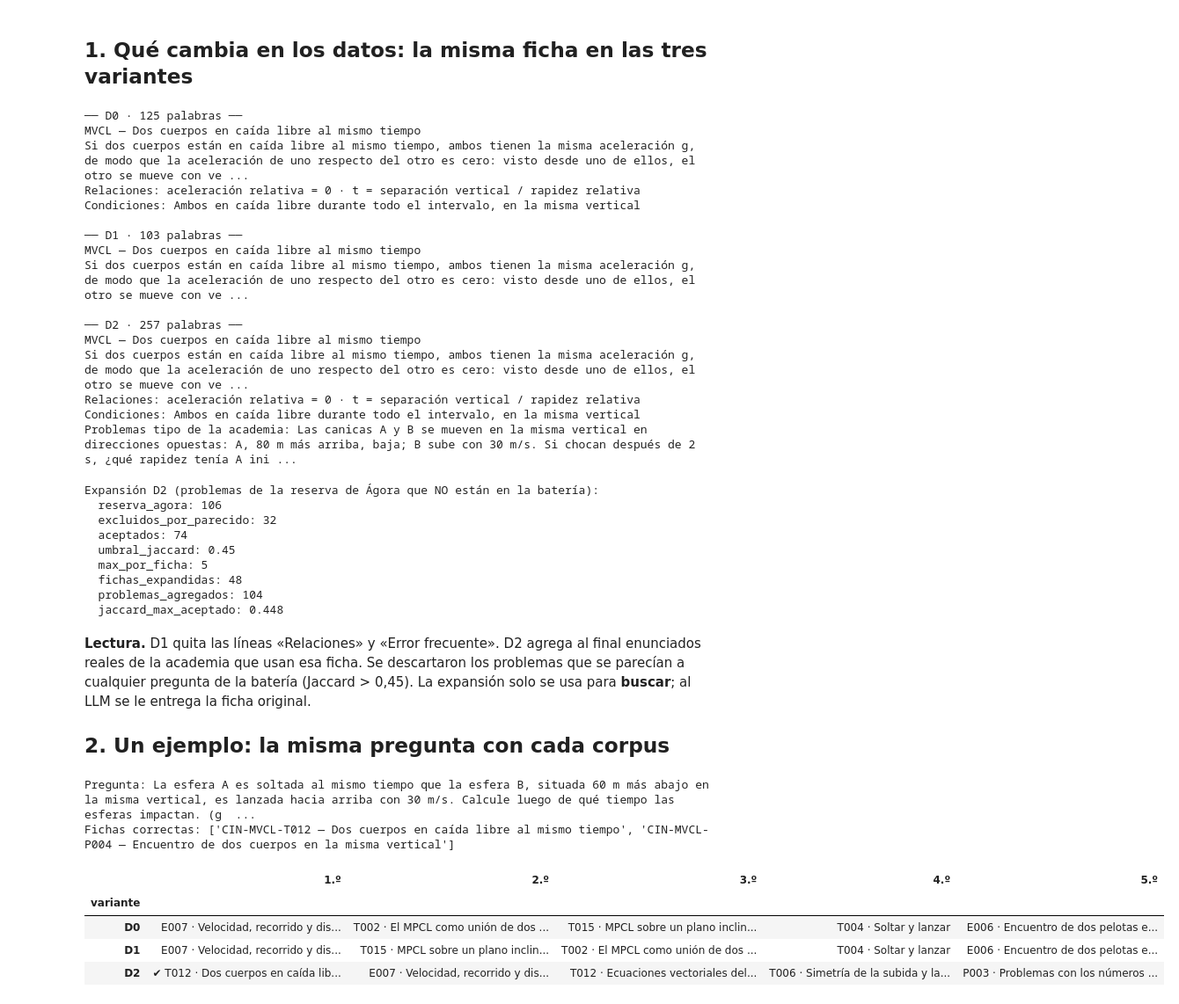
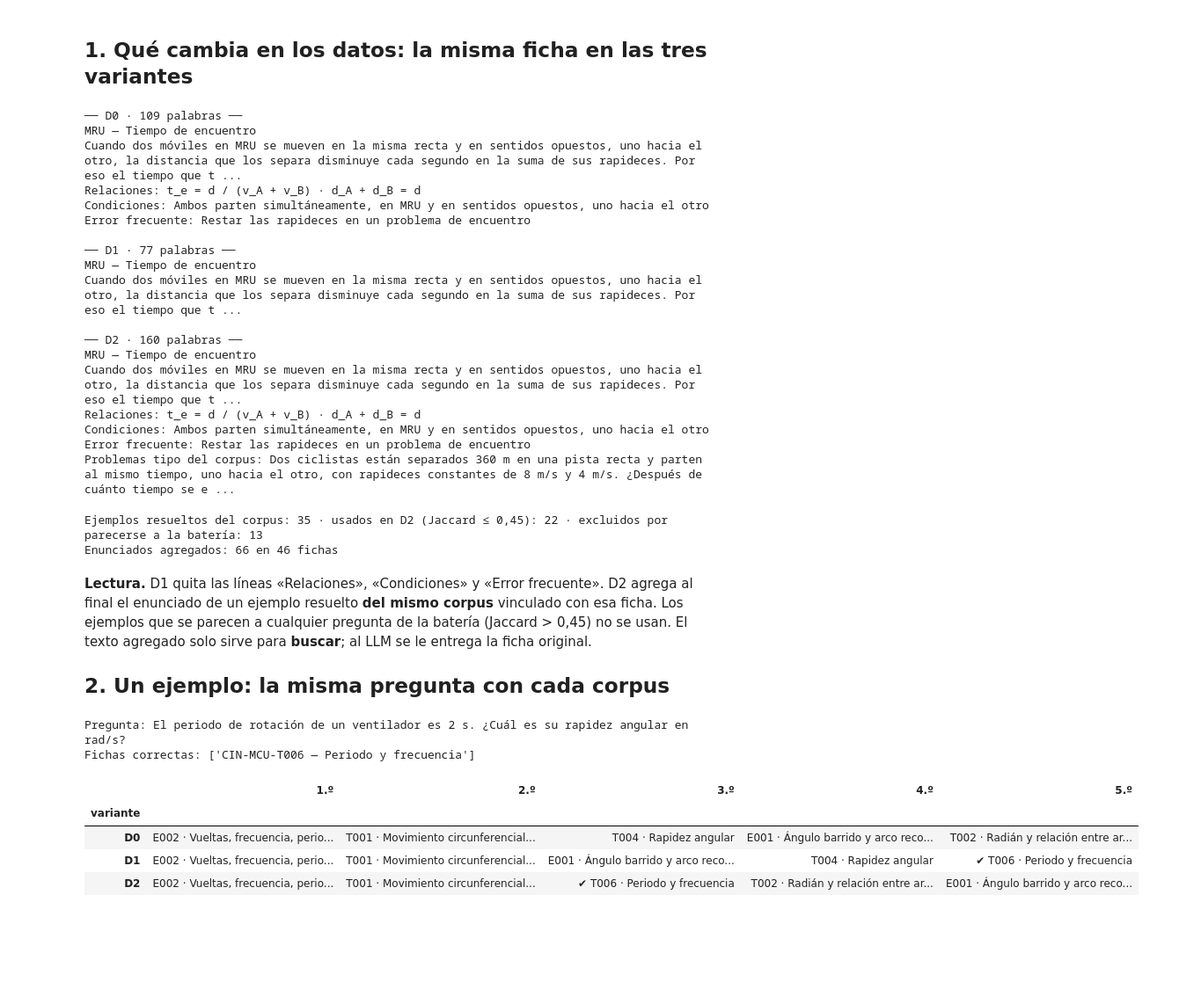
Before and after one commit to ELMERDANTE/chatbot-cinematica-rag, a Jupyter notebook: notebooks/03_variantes_datos.ipynb, the cells around one changed output. Shown at 88% size. Cells and saved outputs as stored; diff of their text form; code cells hidden in the pictures; blank space fills up the shorter version.

```diff
--- a/notebooks/03_variantes_datos.ipynb
+++ b/notebooks/03_variantes_datos.ipynb
@@ -36,60 +41,56 @@ Batería usada: completa (privada) · desarrollo 180 · validación 72
 # %% [markdown]
 ## 1. Qué cambia en los datos: la misma ficha en las tres variantes
 # %%
-fid = "CIN-MVCL-T012"
+fid = "CIN-MRU-T011"
 for v in dv.VARIANTES:
     texto = next(c["index_text"] for c in corpus[v] if c["id"] == fid)
     print(f"── {v} · {u.palabras(texto)} palabras ──\n{texto}\n")
 # %% [output]
-── D0 · 125 palabras ──
-MVCL — Dos cuerpos en caída libre al mismo tiempo
-Si dos cuerpos están en caída libre al mismo tiempo, ambos tienen la misma aceleración g, de modo que la aceleración de uno respecto del otro es cero: visto desde uno de ellos, el otro se mueve con ve ...
-Relaciones: aceleración relativa = 0 · t = separación vertical / rapidez relativa
-Condiciones: Ambos en caída libre durante todo el intervalo, en la misma vertical
+── D0 · 109 palabras ──
+MRU — Tiempo de encuentro
+Cuando dos móviles en MRU se mueven en la misma recta y en sentidos opuestos, uno hacia el otro, la distancia que los separa disminuye cada segundo en la suma de sus rapideces. Por eso el tiempo que t ...
+Relaciones: t_e = d / (v_A + v_B) · d_A + d_B = d
+Condiciones: Ambos parten simultáneamente, en MRU y en sentidos opuestos, uno hacia el otro
+Error frecuente: Restar las rapideces en un problema de encuentro
 
-── D1 · 103 palabras ──
-MVCL — Dos cuerpos en caída libre al mismo tiempo
-Si dos cuerpos están en caída libre al mismo tiempo, ambos tienen la misma aceleración g, de modo que la aceleración de uno respecto del otro es cero: visto desde uno de ellos, el otro se mueve con ve ...
+── D1 · 77 palabras ──
+MRU — Tiempo de encuentro
+Cuando dos móviles en MRU se mueven en la misma recta y en sentidos opuestos, uno hacia el otro, la distancia que los separa disminuye cada segundo en la suma de sus rapideces. Por eso el tiempo que t ...
 
-── D2 · 257 palabras ──
-MVCL — Dos cuerpos en caída libre al mismo tiempo
-Si dos cuerpos están en caída libre al mismo tiempo, ambos tienen la misma aceleración g, de modo que la aceleración de uno respecto del otro es cero: visto desde uno de ellos, el otro se mueve con ve ...
-Relaciones: aceleración relativa = 0 · t = separación vertical / rapidez relativa
-Condiciones: Ambos en caída libre durante todo el intervalo, en la misma vertical
-Problemas tipo de la academia: Las canicas A y B se mueven en la misma vertical en direcciones opuestas: A, 80 m más arriba, baja; B sube con 30 m/s. Si chocan después de 2 s, ¿qué rapidez tenía A ini ...
+── D2 · 160 palabras ──
+MRU — Tiempo de encuentro
+Cuando dos móviles en MRU se mueven en la misma recta y en sentidos opuestos, uno hacia el otro, la distancia que los separa disminuye cada segundo en la suma de sus rapideces. Por eso el tiempo que t ...
+Relaciones: t_e = d / (v_A + v_B) · d_A + d_B = d
+Condiciones: Ambos parten simultáneamente, en MRU y en sentidos opuestos, uno hacia el otro
+Error frecuente: Restar las rapideces en un problema de encuentro
+Problemas tipo del corpus: Dos ciclistas están separados 360 m en una pista recta y parten al mismo tiempo, uno hacia el otro, con rapideces constantes de 8 m/s y 4 m/s. ¿Después de cuánto tiempo se e ...
-# %%
-resumen = json.load(open(RAIZ / "data/corpus/variantes/expansion_agora_resumen.json", encoding="utf-8"))
-print("Expansión D2 (problemas de la reserva de Ágora que NO están en la batería):")
-for k, v in resumen.items(): print(f"  {k}: {v}")
-# %% [output]
-Expansión D2 (problemas de la reserva de Ágora que NO están en la batería):
-  reserva_agora: 106
-  excluidos_por_parecido: 32
-  aceptados: 74
-  umbral_jaccard: 0.45
-  max_por_ficha: 5
-  fichas_expandidas: 48
-  problemas_agregados: 104
-  jaccard_max_aceptado: 0.448
+# %%
+jac = dv.JACCARD
+print(f"Ejemplos resueltos del corpus: {len(jac)} · usados en D2 (Jaccard ≤ 0,45): {sum(v <= 0.45 for v in jac.values())}"
+      f" · excluidos por parecerse a la batería: {sum(v > 0.45 for v in jac.values())}")
+print(f"Enunciados agregados: {dv.agregados(corpus['D2'])} en {sum('Problemas tipo del corpus' in c['index_text'] for c in corpus['D2'])} fichas")
+# %% [output]
+Ejemplos resueltos del corpus: 35 · usados en D2 (Jaccard ≤ 0,45): 22 · excluidos por parecerse a la batería: 13
+Enunciados agregados: 66 en 46 fichas
 # %% [markdown]
-**Lectura.** D1 quita las líneas «Relaciones» y «Error frecuente». D2 agrega al final enunciados reales de la academia que usan esa ficha. Se descartaron los problemas que se parecían a cualquier pregunta de la batería (Jaccard > 0,45). La expansión solo se usa para **buscar**; al LLM se le entrega la ficha original.
+**Lectura.** D1 quita las líneas «Relaciones», «Condiciones» y «Error frecuente». D2 agrega al final el enunciado de un ejemplo resuelto **del mismo corpus** vinculado con esa ficha. Los ejemplos que se parecen a cualquier pregunta de la batería (Jaccard > 0,45) no se usan. El texto agregado solo sirve para **buscar**; al LLM se le entrega la ficha original.
 
 ## 2. Un ejemplo: la misma pregunta con cada corpus
 # %%
-ej = val.set_index("id").loc["BAT-MVCL-044"]
+ej = val.set_index("id").loc["BAT-MCU-036"]
 print("Pregunta:", ej.enunciado)
 print("Fichas correctas:", [f"{f} — {titulo[f]}" for f in ej.unidades_relevantes])
 bus = {v: fe.indice(dv.CFG, corpus[v])[0] for v in dv.VARIANTES}   # buscador fijo V1 (sin enrutador)
 filas = []
 for v, b in bus.items():
     top = [d for d, _ in b.buscar(ej.enunciado, 5)]
     filas.append({"variante": v, **{f"{i}.º": f"{'✔ ' if d in ej.unidades_relevantes else ''}{d.split('-')[2]} · {titulo[d]}" for i, d in enumerate(top, 1)}})
 pd.DataFrame(filas).set_index("variante")
 # %% [output]
-Pregunta: La esfera A es soltada al mismo tiempo que la esfera B, situada 60 m más abajo en la misma vertical, es lanzada hacia arriba con 30 m/s. Calcule luego de qué tiempo las esferas impactan. (g  ...
-Fichas correctas: ['CIN-MVCL-T012 — Dos cuerpos en caída libre al mismo tiempo', 'CIN-MVCL-P004 — Encuentro de dos cuerpos en la misma vertical']
+Pregunta: El periodo de rotación de un ventilador es 2 s. ¿Cuál es su rapidez angular en rad/s?
+Fichas correctas: ['CIN-MCU-T006 — Periodo y frecuencia']
 |  | 1.º | 2.º | 3.º | 4.º | 5.º |
 | variante |  |  |  |  |  |
-| D0 | E007 · Velocidad, recorrido y dis... | T002 · El MPCL como unión de dos ... | T015 · MPCL sobre un plano inclin... | T004 · Soltar y lanzar | E006 · Encuentro de dos pelotas e... |
-| D1 | E007 · Velocidad, recorrido y dis... | T015 · MPCL sobre un plano inclin... | T002 · El MPCL como unión de dos ... | T004 · Soltar y lanzar | E006 · Encuentro de dos pelotas e... |
-| D2 | ✔ T012 · Dos cuerpos en caída lib... | E007 · Velocidad, recorrido y dis... | T012 · Ecuaciones vectoriales del... | T006 · Simetría de la subida y la... | P003 · Problemas con los números ... |
+| D0 | E002 · Vueltas, frecuencia, perio... | T001 · Movimiento circunferencial... | T004 · Rapidez angular | E001 · Ángulo barrido y arco reco... | T002 · Radián y relación entre ar... |
+| D1 | E002 · Vueltas, frecuencia, perio... | T001 · Movimiento circunferencial... | E001 · Ángulo barrido y arco reco... | T004 · Rapidez angular | ✔ T006 · Periodo y frecuencia |
+| D2 | E002 · Vueltas, frecuencia, perio... | T001 · Movimiento circunferencial... | ✔ T006 · Periodo y frecuencia | T002 · Radián y relación entre ar... | E001 · Ángulo barrido y arco reco... |
```
Also changed, not shown: parts of 18 cells of this notebook, 38 other files.
